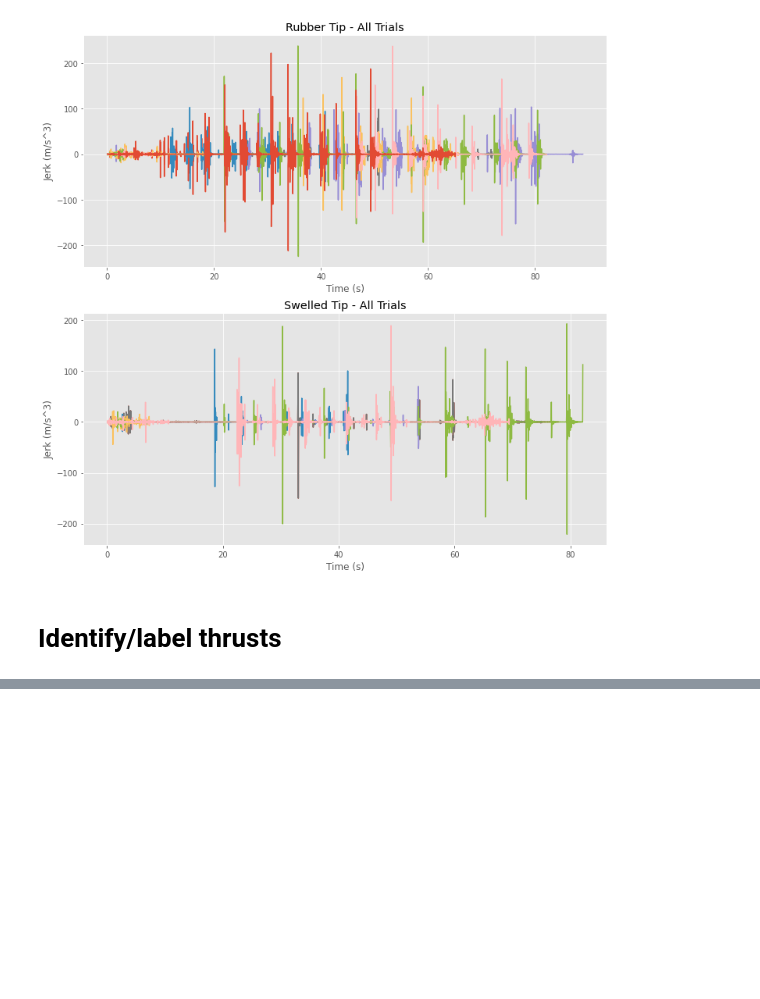
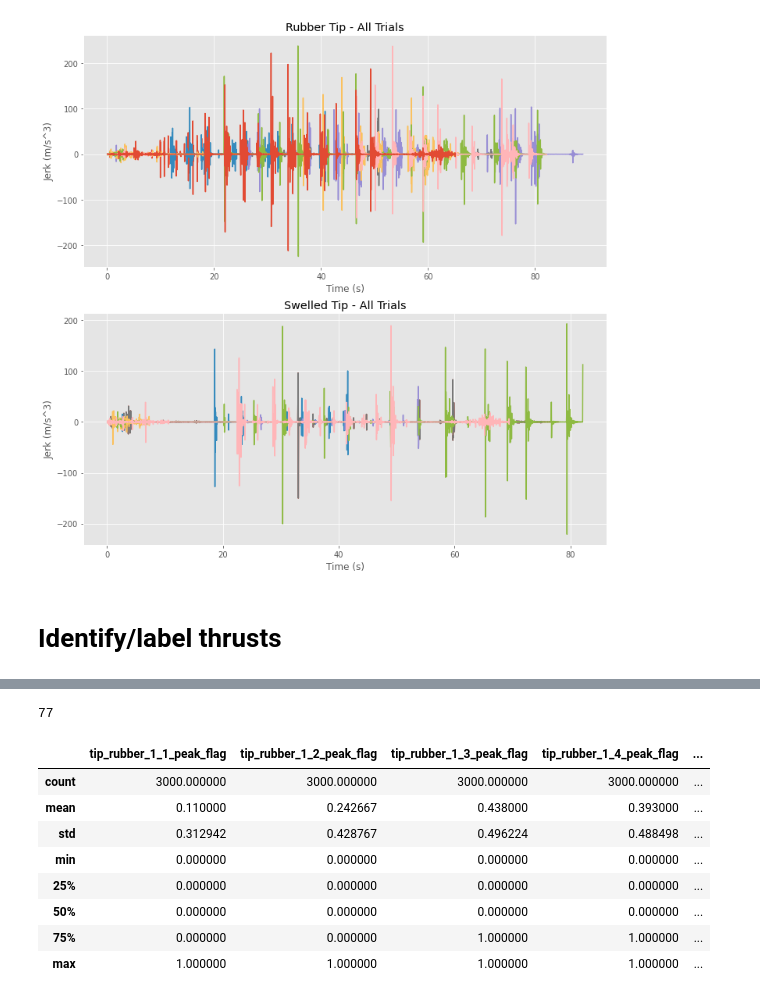
Before and after one commit to r-hopper/hema, a Jupyter notebook: Pike_Rapier_Thrust_Data_Processing_and_Analysis.ipynb, the cells around one changed output, grey strips where cells are left out. Cells and saved outputs as stored; diff of their text form; code cells hidden in the pictures; blank space fills up the shorter version.

Commit message:
Updated with naive peak flag

```diff
--- a/Pike_Rapier_Thrust_Data_Processing_and_Analysis.ipynb
+++ b/Pike_Rapier_Thrust_Data_Processing_and_Analysis.ipynb
@@ -169,3 +169,11 @@ Text(0.5, 1.0, 'Swelled Tip - All Trials')
 # Investigate spike sorting algorithm (github SpikeInterface)
 # Investigate matrixprofile DAMP 2.0
 # Try naive approach (search for diff(rows)<0 to identify peaks)
+# %%
+# don't run this cell more than once or it'll make a bunch of extra columns lol
+peak_flag = []
+for i in range(df.columns.get_loc("tip_rubber_1_1_force"),df.columns.get_loc("tip_rubber_1_1_jerk")): # starting at the first force column, loop through every force column to the end
+  peak_flag = np.where((df.iloc[:,i].diff()) > 0, 1, 0) #if row_n_force > row_n-1_force then we can maybe assume means a thrust is in progress -- once that is no longer true we're no longer interested
+  df[(df.columns[i]).split('_force', 1)[0] +'_peak_flag'] = peak_flag #name new column
+
+df.head()
@@ -171,0 +188,16 @@ Text(0.5, 1.0, 'Swelled Tip - All Trials')
+# %%
+df.columns.get_loc('tip_rubber_1_1_peak_flag')
+# %% [output]
+77
+# %%
+df.iloc[:,77:92].describe()
+# %% [output]
+|  | tip_rubber_1_1_peak_flag | tip_rubber_1_2_peak_flag | tip_rubber_1_3_peak_flag | tip_rubber_1_4_peak_flag | ... |
+| count | 3000.000000 | 3000.000000 | 3000.000000 | 3000.000000 | ... |
+| mean | 0.110000 | 0.242667 | 0.438000 | 0.393000 | ... |
+| std | 0.312942 | 0.428767 | 0.496224 | 0.488498 | ... |
+| min | 0.000000 | 0.000000 | 0.000000 | 0.000000 | ... |
+| 25% | 0.000000 | 0.000000 | 0.000000 | 0.000000 | ... |
+| 50% | 0.000000 | 0.000000 | 0.000000 | 0.000000 | ... |
+| 75% | 0.000000 | 0.000000 | 1.000000 | 1.000000 | ... |
+| max | 1.000000 | 1.000000 | 1.000000 | 1.000000 | ... |
```
Also changed, not shown: parts of 1 cell of this notebook.
